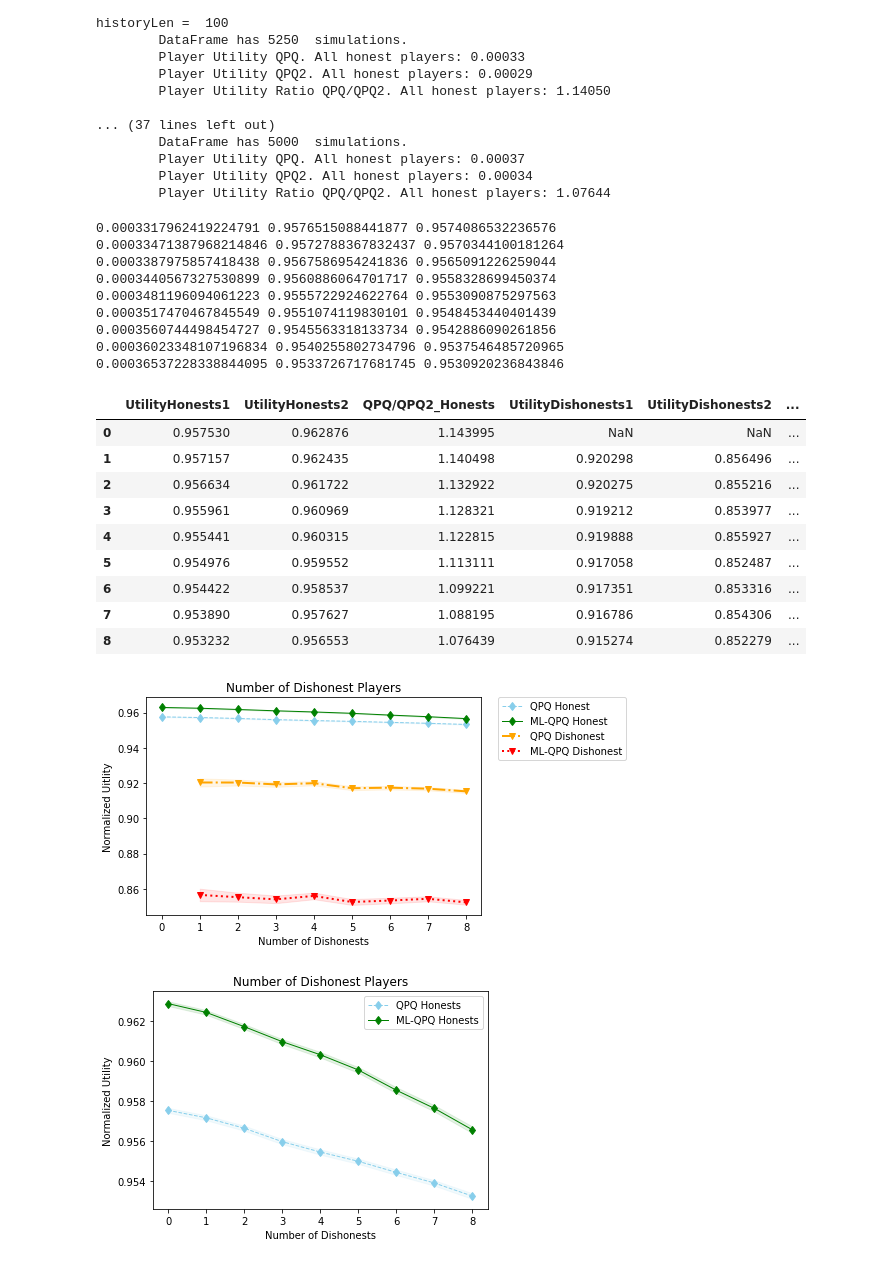
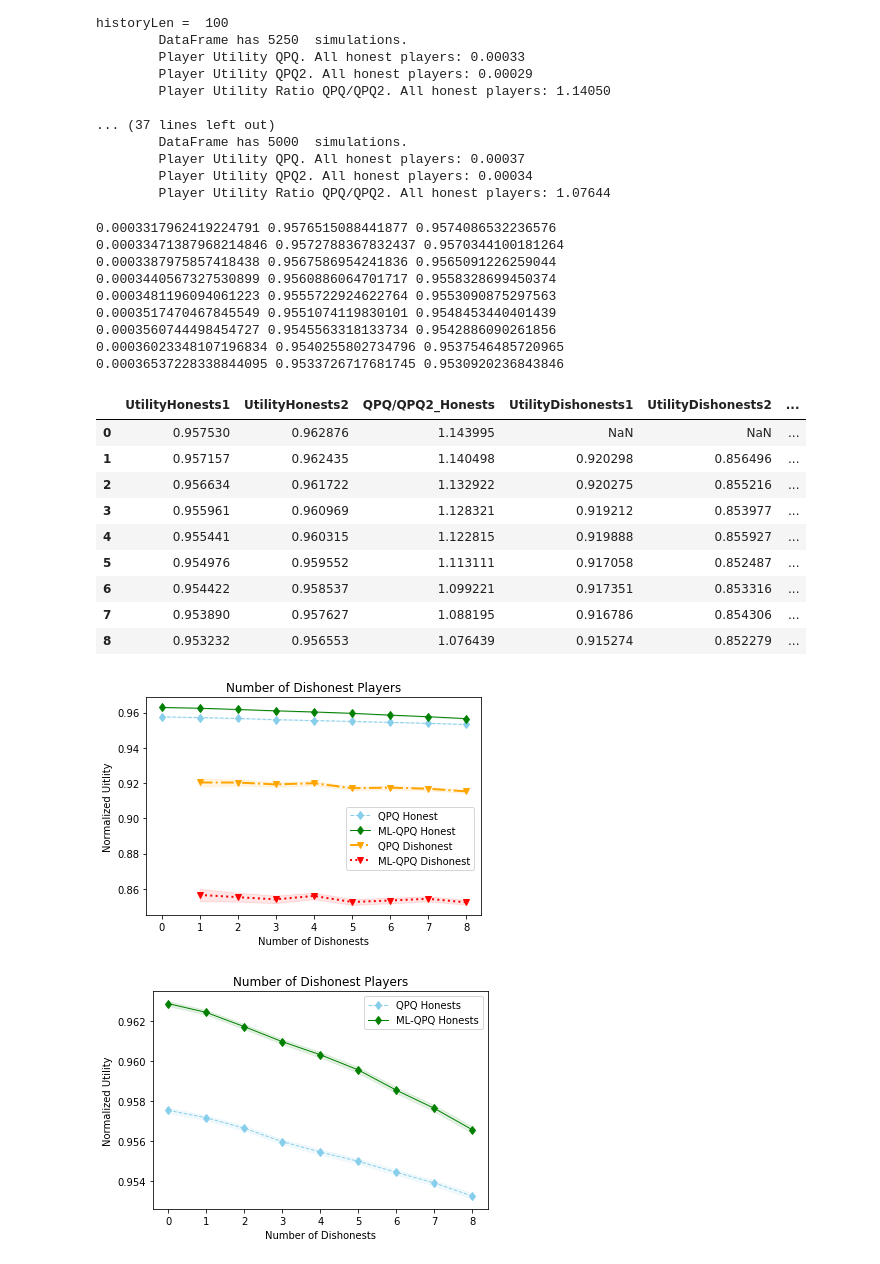
Before and after one commit to GCGImdea/QPQ, a Jupyter notebook: QPQ2Simulations/Comparative Analysis v0.5.ipynb, the cells around one changed output. Saved outputs shown, nothing was run; the diff lists cells and outputs as text; code cells hidden in the pictures.

Commit message:
Figures labels

```diff
--- a/QPQ2Simulations/Comparative Analysis v0.5.ipynb
+++ b/QPQ2Simulations/Comparative Analysis v0.5.ipynb
@@ -872,35 +872,36 @@ plt.fill_between('numLiars','confidence_intervalHonestsHigh2','confidence_interv
 plt.plot( 'numLiars', 'UtilityDishonests1', data=rst, marker='v', color='orange', linestyle='-.', linewidth=2, label="QPQ Dishonest")
 plt.plot( 'numLiars', 'UtilityDishonests2', data=rst, marker='v', color='red', linestyle=':', linewidth=2, label="ML-QPQ Dishonest")
 plt.fill_between('numLiars','confidence_intervalDishonestsHigh1','confidence_intervalDishonestsLow1', data=rst, color='orange', alpha=.10)
 plt.fill_between('numLiars','confidence_intervalDishonestsHigh2','confidence_intervalDishonestsLow2', data=rst, color='red', alpha=.10)
 plt.title("Number of Dishonest Players")
 plt.xlabel("Number of Dishonests")
 plt.ylabel("Normalized Uitlity");
-plt.legend(bbox_to_anchor=(1.05, 1), loc='upper left', borderaxespad=0.)
+#plt.legend(bbox_to_anchor=(1.05, 1), loc='upper left', borderaxespad=0.)
+plt.legend(bbox_to_anchor=(0.58, 0.52), loc='upper left')
 #plt.savefig(commondir + 'images/numliars.eps', format='eps')
 plt.savefig(commondir + 'images/numliars.pdf', format='pdf')
 rst
 # %% [output]
 0.0003317962419224791 0.9576515088441877 0.9574086532236576
 0.00033471387968214846 0.9572788367832437 0.9570344100181264
 0.0003387975857418438 0.9567586954241836 0.9565091226259044
 0.0003440567327530899 0.9560886064701717 0.9558328699450374
 0.0003481196094061223 0.9555722924622764 0.9553090875297563
 0.0003517470467845549 0.9551074119830101 0.9548453440401439
 0.0003560744498454727 0.9545563318133734 0.9542886090261856
 0.00036023348107196834 0.9540255802734796 0.9537546485720965
 0.00036537228338844095 0.9533726717681745 0.9530920236843846
 |  | UtilityHonests1 | UtilityHonests2 | QPQ/QPQ2_Honests | UtilityDishonests1 | UtilityDishonests2 | ... |
 | 0 | 0.957530 | 0.962876 | 1.143995 | NaN | NaN | ... |
 | 1 | 0.957157 | 0.962435 | 1.140498 | 0.920298 | 0.856496 | ... |
 | 2 | 0.956634 | 0.961722 | 1.132922 | 0.920275 | 0.855216 | ... |
 | 3 | 0.955961 | 0.960969 | 1.128321 | 0.919212 | 0.853977 | ... |
 | 4 | 0.955441 | 0.960315 | 1.122815 | 0.919888 | 0.855927 | ... |
 | 5 | 0.954976 | 0.959552 | 1.113111 | 0.917058 | 0.852487 | ... |
 | 6 | 0.954422 | 0.958537 | 1.099221 | 0.917351 | 0.853316 | ... |
 | 7 | 0.953890 | 0.957627 | 1.088195 | 0.916786 | 0.854306 | ... |
 | 8 | 0.953232 | 0.956553 | 1.076439 | 0.915274 | 0.852279 | ... |
-[figure, old version]
+[figure, new version]
 # %%
 rst = pd.DataFrame(data=simresults)
 # multiple line plot
```
Also changed, not shown: parts of 1 cell of this notebook, 3 other files.
